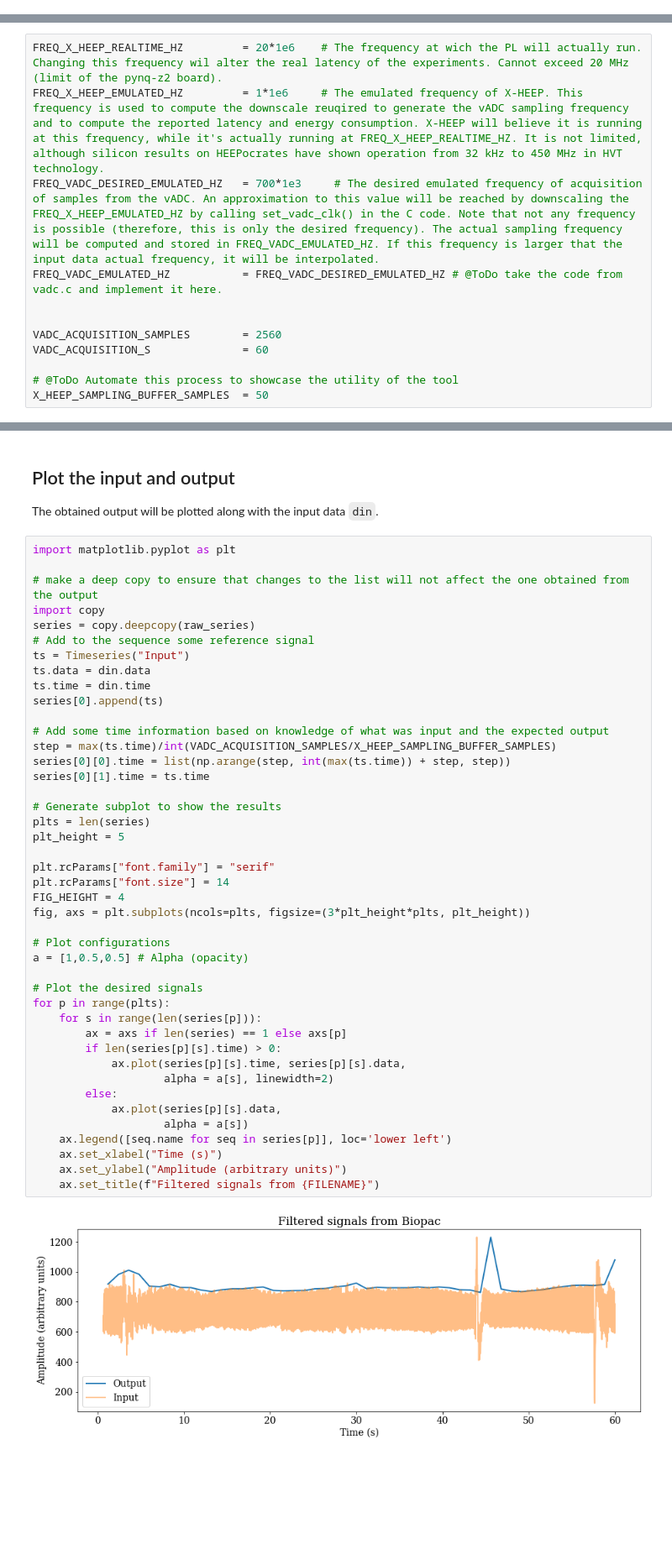
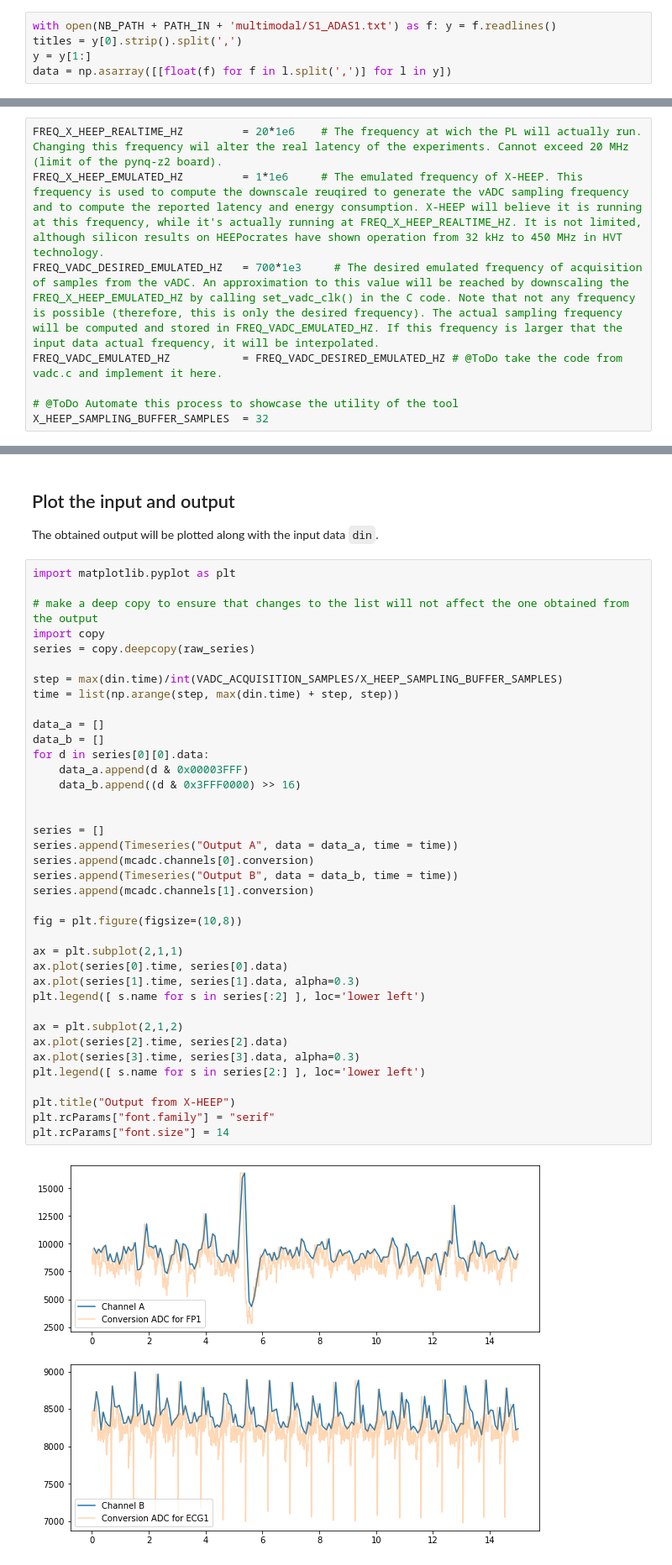
Before and after one commit to esl-epfl/x-heep-femu-sdk, a Jupyter notebook: sw/arm/jupyter_notebooks/vadc_example/vadc_example.ipynb, the cells around one changed output, grey strips where cells are left out. Shown: that part at 84% size. Cells and saved outputs as stored; diff of their text form; blank space fills up the shorter version.

```diff
--- a/sw/arm/jupyter_notebooks/vadc_example/vadc_example.ipynb
+++ b/sw/arm/jupyter_notebooks/vadc_example/vadc_example.ipynb
@@ -97,0 +82,5 @@ Signal length: 231924 samples (60 seconds)
+# %%
+with open(NB_PATH + PATH_IN + 'multimodal/S1_ADAS1.txt') as f: y = f.readlines()
+titles = y[0].strip().split(',')
+y = y[1:]
+data = np.asarray([[float(f) for f in l.split(',')] for l in y])
@@ -103,9 +172,5 @@ FREQ_X_HEEP_EMULATED_HZ         = 1*1e6     # The emulated frequency of X-HEEP.
 FREQ_VADC_DESIRED_EMULATED_HZ   = 700*1e3     # The desired emulated frequency of acquisition of samples from the vADC. An approximation to this value will be reached by downscaling the FREQ_X_HEEP_EMULATED_HZ by calling set_vadc_clk() in the C code. Note that not any frequency is possible (therefore, this is only the desired frequency). The actual sampling frequency will be computed and stored in FREQ_VADC_EMULATED_HZ. If this frequency is larger that the input data actual frequency, it will be interpolated.
 FREQ_VADC_EMULATED_HZ           = FREQ_VADC_DESIRED_EMULATED_HZ # @ToDo take the code from vadc.c and implement it here.
 
-
-VADC_ACQUISITION_SAMPLES        = 2560
-VADC_ACQUISITION_S              = 60
-
 # @ToDo Automate this process to showcase the utility of the tool
-X_HEEP_SAMPLING_BUFFER_SAMPLES  = 50
+X_HEEP_SAMPLING_BUFFER_SAMPLES  = 32
@@ -273,48 +312,43 @@ The obtained output will be plotted along with the input data `din`.
 # %%
 import matplotlib.pyplot as plt
 
 # make a deep copy to ensure that changes to the list will not affect the one obtained from the output
 import copy
 series = copy.deepcopy(raw_series)
-# Add to the sequence some reference signal
-ts = Timeseries("Input")
-ts.data = din.data
-ts.time = din.time
-series[0].append(ts)
 
-# Add some time information based on knowledge of what was input and the expected output
-step = max(ts.time)/int(VADC_ACQUISITION_SAMPLES/X_HEEP_SAMPLING_BUFFER_SAMPLES)
-series[0][0].time = list(np.arange(step, int(max(ts.time)) + step, step))
-series[0][1].time = ts.time
+step = max(din.time)/int(VADC_ACQUISITION_SAMPLES/X_HEEP_SAMPLING_BUFFER_SAMPLES)
+time = list(np.arange(step, max(din.time) + step, step))
 
-# Generate subplot to show the results
-plts = len(series)
-plt_height = 5
+data_a = []
+data_b = []
+for d in series[0][0].data:
+    data_a.append(d & 0x00003FFF)
+    data_b.append((d & 0x3FFF0000) >> 16)
 
+
+series = []
+series.append(Timeseries("Output A", data = data_a, time = time))
+series.append(mcadc.channels[0].conversion)
+series.append(Timeseries("Output B", data = data_b, time = time))
+series.append(mcadc.channels[1].conversion)
+
+fig = plt.figure(figsize=(10,8))
+
+ax = plt.subplot(2,1,1)
+ax.plot(series[0].time, series[0].data)
+ax.plot(series[1].time, series[1].data, alpha=0.3)
+plt.legend([ s.name for s in series[:2] ], loc='lower left')
+
+ax = plt.subplot(2,1,2)
+ax.plot(series[2].time, series[2].data)
+ax.plot(series[3].time, series[3].data, alpha=0.3)
+plt.legend([ s.name for s in series[2:] ], loc='lower left')
+
+plt.title("Output from X-HEEP")
 plt.rcParams["font.family"] = "serif"
 plt.rcParams["font.size"] = 14
-FIG_HEIGHT = 4
-fig, axs = plt.subplots(ncols=plts, figsize=(3*plt_height*plts, plt_height))
-
-# Plot configurations
-a = [1,0.5,0.5] # Alpha (opacity)
-
-# Plot the desired signals
-for p in range(plts):
-    for s in range(len(series[p])):
-        ax = axs if len(series) == 1 else axs[p]
-        if len(series[p][s].time) > 0:
-            ax.plot(series[p][s].time, series[p][s].data,
-                    alpha = a[s], linewidth=2)
-        else:
-            ax.plot(series[p][s].data,
-                    alpha = a[s])
-    ax.legend([seq.name for seq in series[p]], loc='lower left')
-    ax.set_xlabel("Time (s)")
-    ax.set_ylabel("Amplitude (arbitrary units)")
-    ax.set_title(f"Filtered signals from {FILENAME}")
 # %% [output]
-[figure, old version]
+[figure, new version]
 # %% [markdown]
 ## Performance and Energy
 
```
Also changed, not shown: parts of 14 cells of this notebook, 9 other files.
